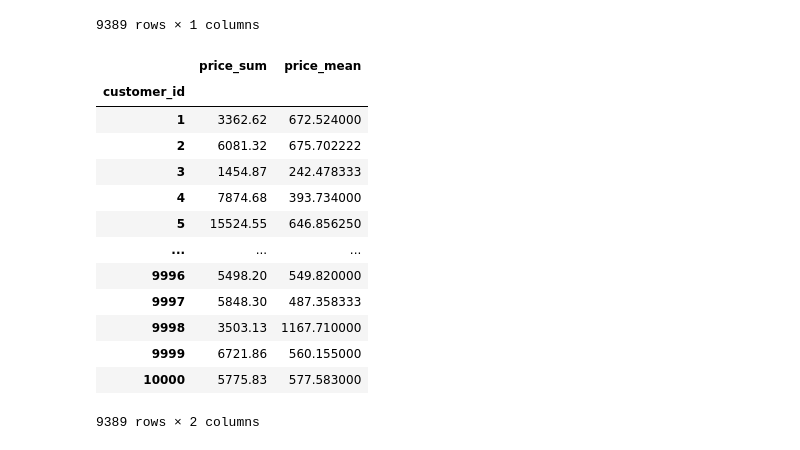
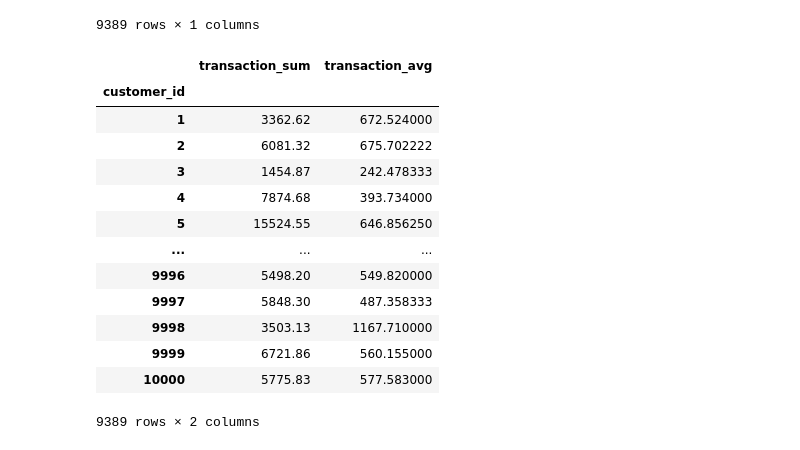
Before and after one commit to StevenSouks/schulich_data_science, a Jupyter notebook: random.ipynb, the cells around one changed output. Saved outputs shown, nothing was run; the diff lists cells and outputs as text; code cells hidden in the pictures.

```diff
--- a/random.ipynb
+++ b/random.ipynb
@@ -213,10 +329,10 @@ frequency_features_df
 # %%
 # Make Monetary (Total amount) features from in data
 
-monetary_features_df = temporal_in_df.groupby('customer_id').aggregate({'transaction_amount': ['sum', 'mean']}).set_axis(['price_sum', 'price_mean'], axis=1)
+monetary_features_df = temporal_in_df.groupby('customer_id').aggregate({'transaction_amount': ['sum', 'mean']}).set_axis(['transaction_sum', 'transaction_avg'], axis=1)
 monetary_features_df
 # %% [output]
-|  | price_sum | price_mean |
+|  | transaction_sum | transaction_avg |
 | customer_id |  |  |
 | 1 | 3362.62 | 672.524000 |
 | 2 | 6081.32 | 675.702222 |
```
Also changed, not shown: parts of 32 cells of this notebook, 1 other file.
